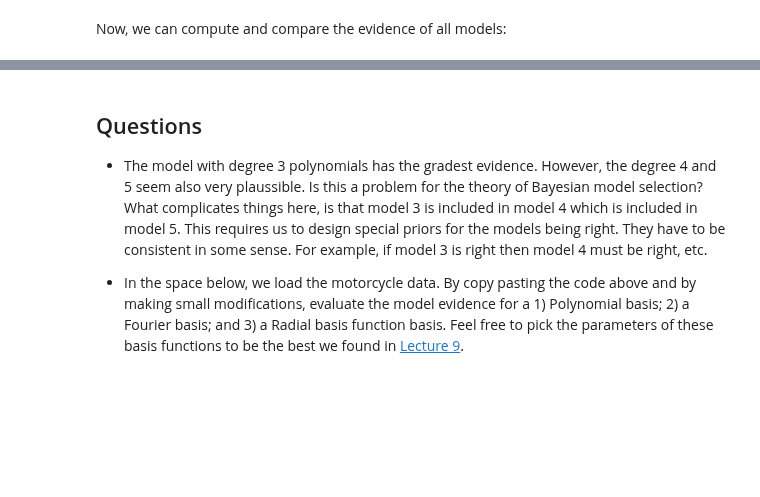
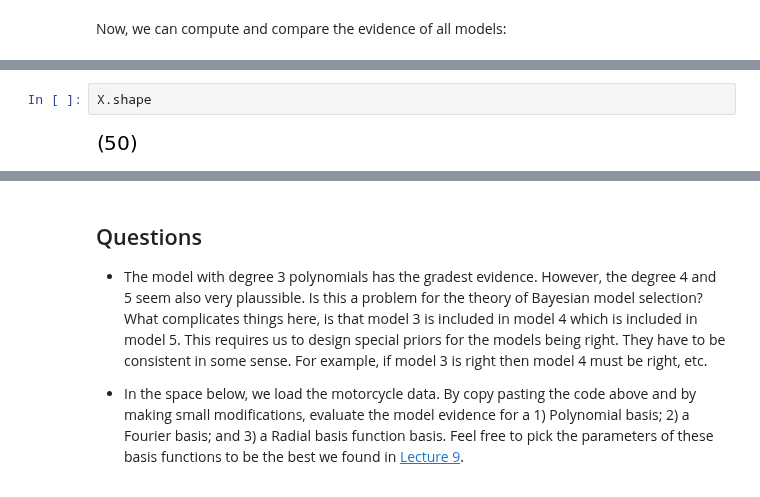
Before and after one commit to PredictiveScienceLab/uq-course, a Jupyter notebook: handouts/handout_24.ipynb, the cells around one changed output, grey strips where cells are left out. Drawn from its saved outputs; the diff is of its cells as text; blank space fills up the shorter version.

```diff
--- a/handouts/handout_24.ipynb
+++ b/handouts/handout_24.ipynb
@@ -363,3 +363,7 @@ degree 5 gives 1.643e+01
+# %%
+X.shape
+# %% [output]
+[figure, added]
 # %%
 fig, ax = plt.subplots()
 ax.bar(np.arange(1, len(log_Zs) + 1), np.exp(log_Zs) / np.sum(np.exp(log_Zs)))
```
Also changed, not shown: parts of 29 cells of this notebook, 1 other file.
